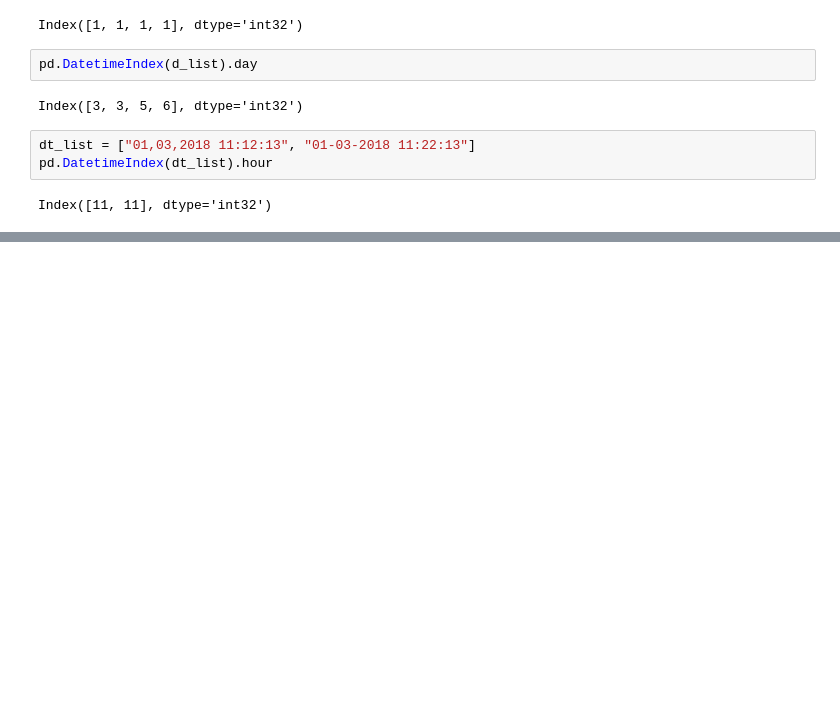
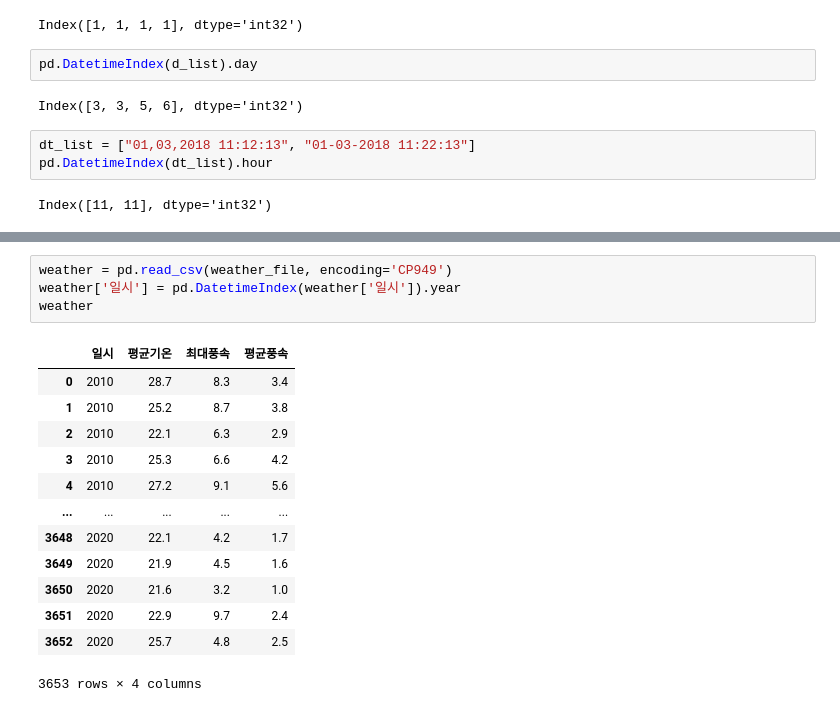
Before and after one commit to Jangbugyeong/Machine-Learning, a Jupyter notebook: 장부경6주차.ipynb, the cells around one changed output, grey strips where cells are left out. Drawn from its saved outputs; the diff is of its cells as text; blank space fills up the shorter version.

```diff
--- a/장부경6주차.ipynb
+++ b/장부경6주차.ipynb
@@ -570,0 +593,18 @@ Index([11, 11], dtype='int32')
+# %%
+weather = pd.read_csv(weather_file, encoding='CP949')
+weather['일시'] = pd.DatetimeIndex(weather['일시']).year
+weather
+# %% [output]
+|  | 일시 | 평균기온 | 최대풍속 | 평균풍속 |
+| 0 | 2010 | 28.7 | 8.3 | 3.4 |
+| 1 | 2010 | 25.2 | 8.7 | 3.8 |
+| 2 | 2010 | 22.1 | 6.3 | 2.9 |
+| 3 | 2010 | 25.3 | 6.6 | 4.2 |
+| 4 | 2010 | 27.2 | 9.1 | 5.6 |
+| ... | ... | ... | ... | ... |
+| 3648 | 2020 | 22.1 | 4.2 | 1.7 |
+| 3649 | 2020 | 21.9 | 4.5 | 1.6 |
+| 3650 | 2020 | 21.6 | 3.2 | 1.0 |
+| 3651 | 2020 | 22.9 | 9.7 | 2.4 |
+| 3652 | 2020 | 25.7 | 4.8 | 2.5 |
+3653 rows × 4 columns
```
Also changed, not shown: parts of 4 cells of this notebook.
